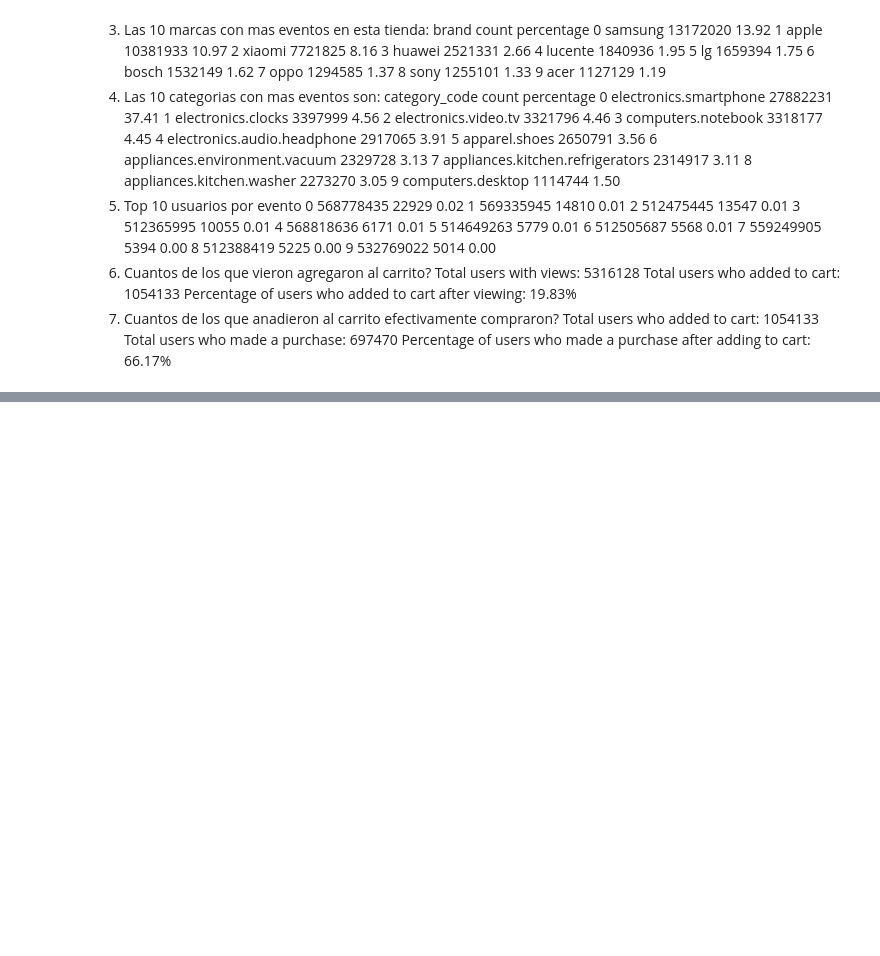
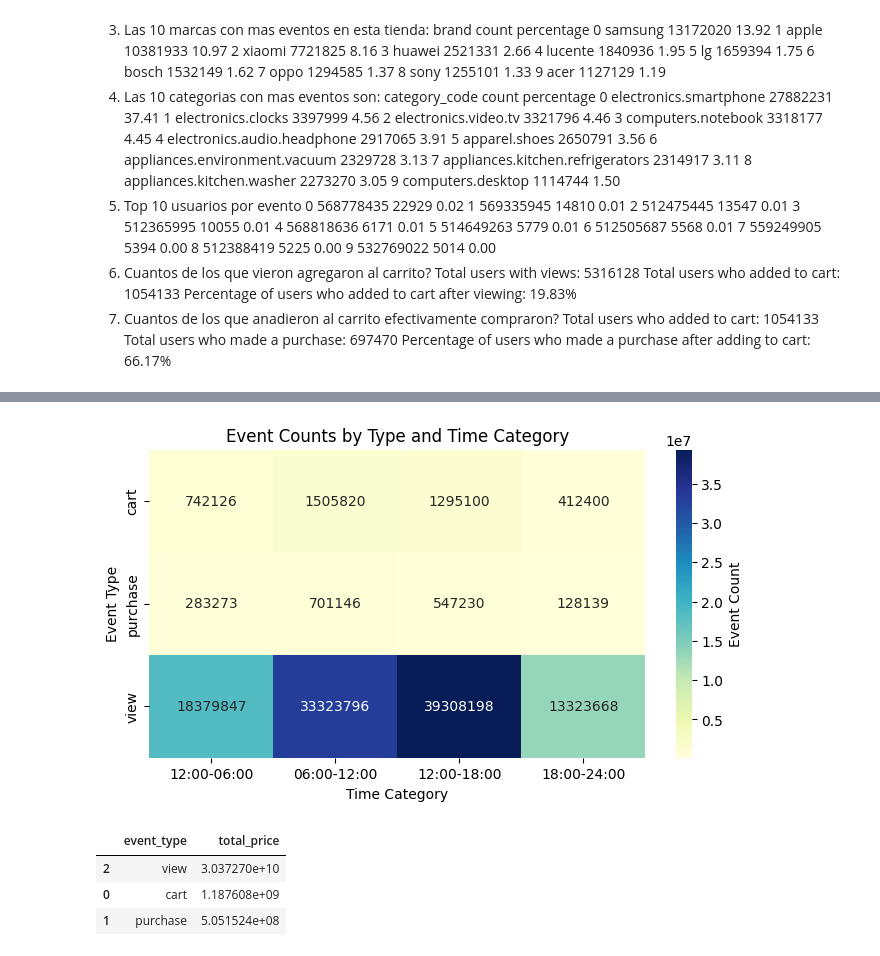
Before and after one commit to Jluisfeltrer/ecmn_cloud, a Jupyter notebook: cuadernos/C1.ipynb, the cells around one changed output, grey strips where cells are left out. Drawn from its saved outputs; the diff is of its cells as text; code cells hidden in the pictures; blank space fills up the shorter version.

```diff
--- a/cuadernos/C1.ipynb
+++ b/cuadernos/C1.ipynb
@@ -331,3 +331,5 @@ Percentage of users who added to cart after viewing: 19.83%
 Total users who added to cart: 1054133
 Total users who made a purchase: 697470
 Percentage of users who made a purchase after adding to cart: 66.17%
+# %%
+df2 = pd.read_csv('/Users/jluisfeltrer/Desktop/Analisis de datos/data_analysis_curso/e-cmn/E-commerce_mkechinov/merged_2019_C1.csv')
@@ -333,0 +345,3 @@ Percentage of users who made a purchase after adding to cart: 66.17%
+# %%
+# Elimina las columnas de 'user_session', 'product_id', 'category_id' in place true
+df2.drop(columns=['user_session', 'product_id', 'category_id'], inplace=True)
@@ -333,0 +373,4 @@ Percentage of users who made a purchase after adding to cart: 66.17%
+# %%
+# Transformar la columna 'event_time' a datetime
+df2['event_time'] = pd.to_datetime(df2['event_time'].str.replace(' UTC', ''), format='%Y-%m-%d %H:%M:%S')
+df2.head()
@@ -333,0 +384,9 @@ Percentage of users who made a purchase after adding to cart: 66.17%
+# %%
+# Agrupa los datos por evento en relacion a event_time, en las siguientes categorias: 'view', 'cart', 'purchase' y en categorias de tiempo de 12:00 a 06:00, 06:00 a 12:00, 12:00 a 18:00, 18:00 a 24:00
+df2['time_category'] = pd.cut(df2['event_time'].dt.hour, bins=[-1, 5, 11, 17, 23], labels=['12:00-06:00', '06:00-12:00', '12:00-18:00', '18:00-24:00'], right=True)
+# Agrupa los datos por 'event_type' y 'time_category' y cuenta los eventos
+event_time_counts = df2.groupby(['event_type', 'time_category']).size().reset_index(name='event_count')
+# Pivotar el DataFrame para tener 'time_category' como columnas
+event_time_counts_pivot = event_time_counts.pivot(index='event_type', columns='time_category', values='event_count').fillna(0)
+# Mostrar el DataFrame resultante
+event_time_counts_pivot.head()
@@ -333,0 +399,21 @@ Percentage of users who made a purchase after adding to cart: 66.17%
+# %%
+#grafica esta tabla como un heatmap
+plt.figure(figsize=(8, 4))
+sns.heatmap(event_time_counts_pivot, annot=True, fmt=".0f", cmap='YlGnBu', cbar_kws={'label': 'Event Count'})
+plt.title('Event Counts by Type and Time Category')
+plt.xlabel('Time Category')
+plt.ylabel('Event Type')
+plt.show()
+# %% [output]
+[figure, added]
+# %%
+# suma los valores de la columna 'price' por 'event_type'
+price_sum = df2.groupby('event_type')['price'].sum().reset_index()
+price_sum.columns = ['event_type', 'total_price']
+price_sum.sort_values(by='total_price', ascending=False, inplace=True)
+price_sum.head(10).round(2)
+# %% [output]
+|  | event_type | total_price |
+| 2 | view | 3.037270e+10 |
+| 0 | cart | 1.187608e+09 |
+| 1 | purchase | 5.051524e+08 |
```
Also changed, not shown: parts of 11 cells of this notebook, 1 other file.
